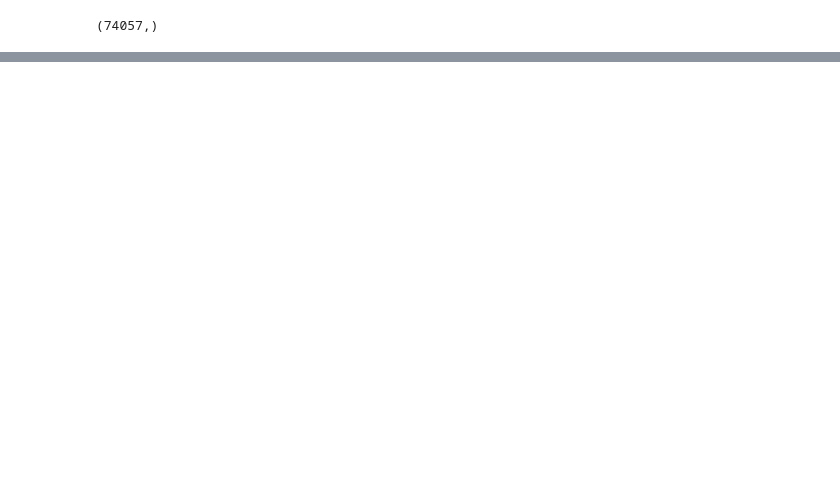
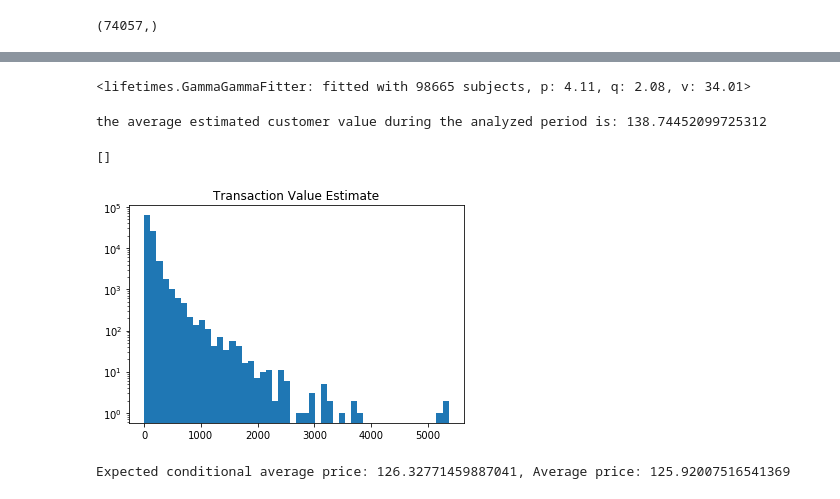
Before and after one commit to ldietsche/Springboard_Course, a Jupyter notebook: Capstone Project 1/Capstone Project 1 v2.ipynb, the cells around one changed output, grey strips where cells are left out. Drawn from its saved outputs; the diff is of its cells as text; code cells hidden in the pictures; blank space fills up the shorter version.

```diff
--- a/Capstone Project 1/Capstone Project 1 v2.ipynb
+++ b/Capstone Project 1/Capstone Project 1 v2.ipynb
@@ -905,0 +950,10 @@ reg.predict(np.array([[3, 5]]))
+# %%
+#calculate the customer lifetime value
+from lifetimes import GammaGammaFitter
+
+#fit the customerlifetime model
+ggf = GammaGammaFitter(penalizer_coef = 0)
+ggf.fit(customer_summary['frequency'], customer_summary['price'])
+print(ggf)
+# %% [output]
+<lifetimes.GammaGammaFitter: fitted with 98665 subjects, p: 4.11, q: 2.08, v: 34.01>
@@ -905,0 +965,32 @@ reg.predict(np.array([[3, 5]]))
+# %%
+#calcualte the estimates and the actual transaction values
+estimates_customer = pd.merge(estimates, customer_summary, on = 'customer_id')
+estimates_customer.columns = ['est_transactions','actual_transaction','frequency']
+estimates_customer['value'] = estimates_customer['est_transactions']*estimates_customer['frequency']
+
+print('the average estimated customer value during the analyzed period is:', estimates_customer['value'].mean())
+# %% [output]
+the average estimated customer value during the analyzed period is: 138.74452099725312
+# %%
+transaction_values = ggf.conditional_expected_average_profit(
+    customer_summary['frequency'],
+    customer_summary['price']
+    )
+
+plt.hist(transaction_values, bins=50)
+plt.yscale('log')
+plt.title('Transaction Value Estimate')
+plt.plot()
+# %% [output]
+[]
+[figure, added]
+# %%
+print("Expected conditional average price: %s, Average price: %s" % (
+    ggf.conditional_expected_average_profit(
+        customer_summary['frequency'],
+        customer_summary['price']
+    ).mean(),
+    customer_summary[customer_summary['frequency']>0]['price'].mean()
+))
+# %% [output]
+Expected conditional average price: 126.32771459887041, Average price: 125.92007516541369
```
Also changed, not shown: parts of 21 cells of this notebook, 3 other files.
